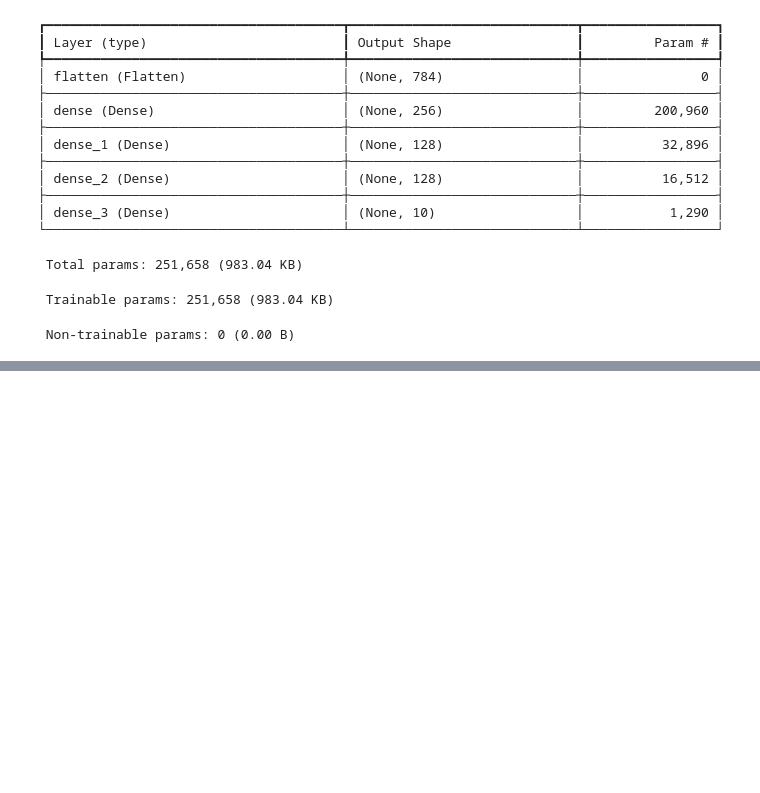
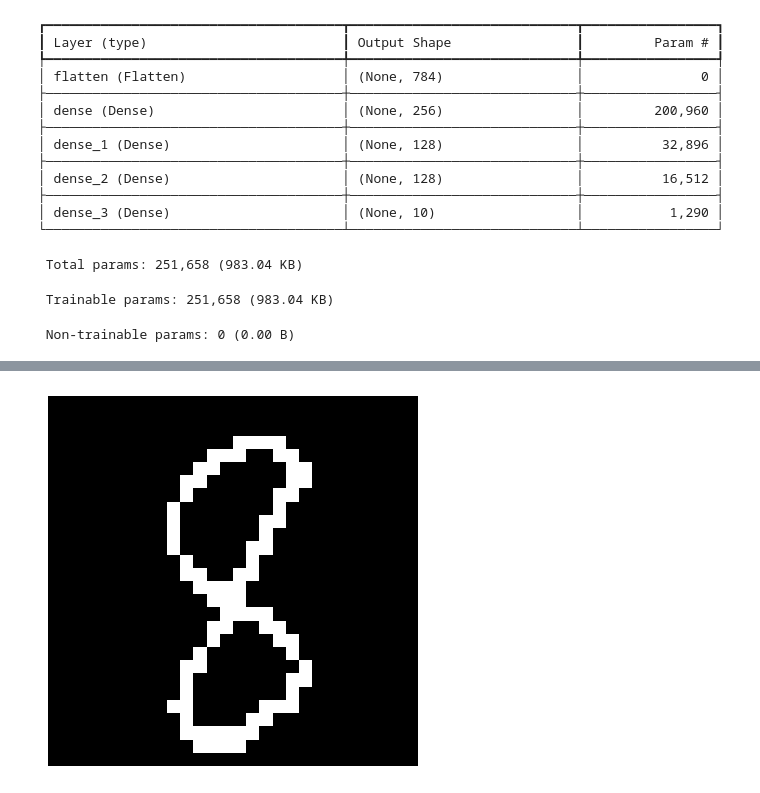
Before and after one commit to ApurvSardana/Hand-written-Digit-Recognizer, a Jupyter notebook: Notebook.ipynb, the cells around one changed output, grey strips where cells are left out. Saved outputs shown, nothing was run; the diff lists cells and outputs as text; code cells hidden in the pictures; blank space fills up the shorter version.

```diff
--- a/Notebook.ipynb
+++ b/Notebook.ipynb
@@ -181,0 +182,19 @@ plt.show()
+# %%
+from tensorflow.keras.preprocessing.image import load_img, img_to_array
+
+# 1. Load (28×28 grayscale) and convert to array
+img = load_img('my_test.png', color_mode='grayscale', target_size=(28, 28))
+arr = img_to_array(img).astype('float32') / 255.0   # yields shape (28, 28, 1)
+
+# 2. Remove the channel dimension → shape becomes (28, 28)
+arr = np.squeeze(arr, axis=-1)
+arr = 1.0 - arr
+
+# arr is your (28,28) float array in [0,1]
+bw = (arr >= 0.5).astype('float32')   # threshold at 0.5
+
+plt.imshow(bw, cmap='gray')
+plt.axis('off')
+plt.show()
+# %% [output]
+[figure, added]
```
Also changed, not shown: parts of 5 cells of this notebook, 1 other file.
